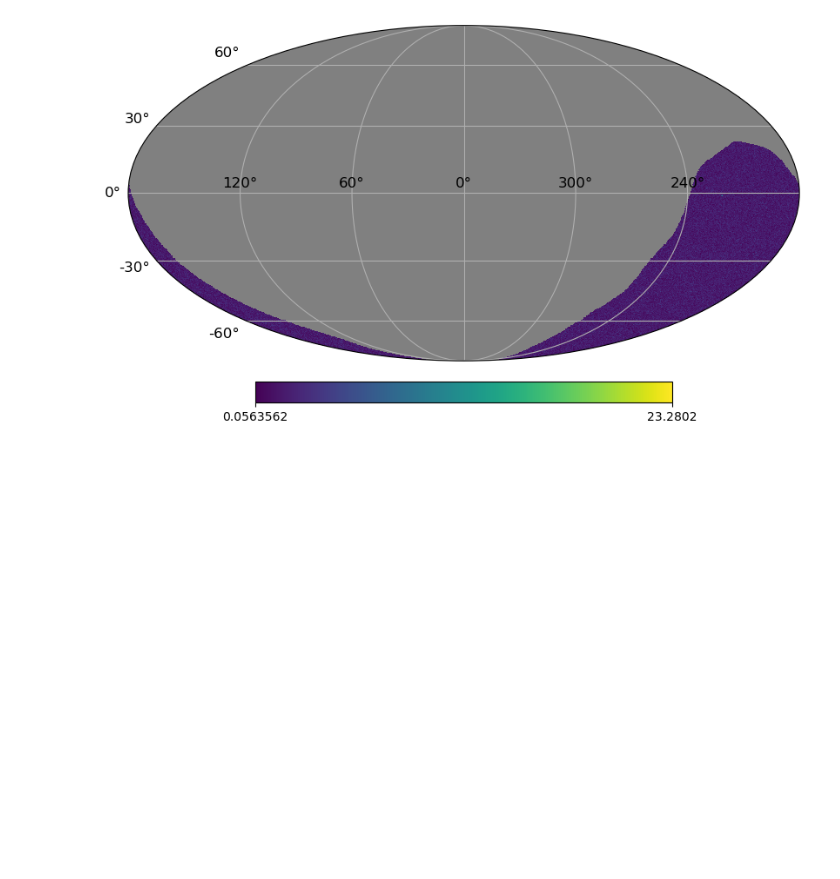
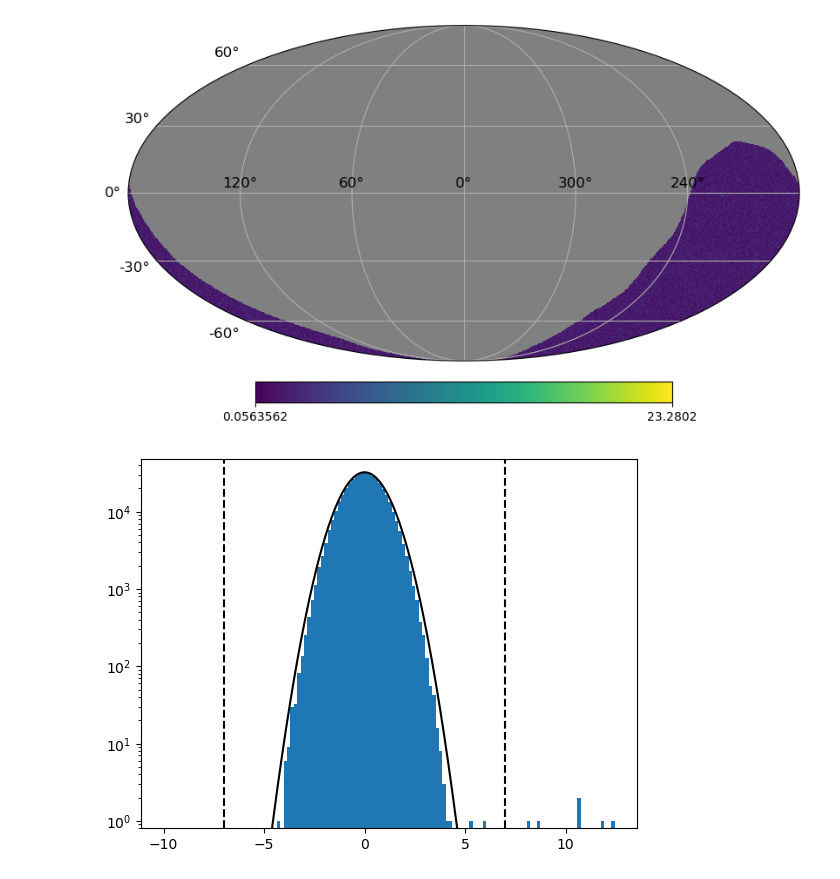
Before and after one commit to parsotat/BatAnalysis, a Jupyter notebook: notebooks/example_image_search_pipeline.ipynb, the cells around one changed output. Drawn from its saved outputs; the diff is of its cells as text; code cells hidden in the pictures; blank space fills up the shorter version.

Commit message:
Added plot of SNR histogram for comparing statistics.

```diff
--- a/notebooks/example_image_search_pipeline.ipynb
+++ b/notebooks/example_image_search_pipeline.ipynb
@@ -365,3 +365,19 @@ mosaic_skyview.snr_img.plot(coordsys="icrs")
 [figure]
 [figure]
 [figure]
+# %%
+val, bins, _ =plt.hist(mosaic_skyview.snr_img.slice[dict(ENERGY=0)].project("HPX").contents, bins=100)
+
+g = Gaussian1D(amplitude=val.max(), stddev=1)
+x = np.arange(-10, 10, .01)
+plt.plot(x, g(x), 'k-', label="$\sigma=1$")
+plt.yscale("log")
+plt.ylim([0.8,1.5*val.max()])
+
+
+plt.axvline(-7, color='k', ls='--')
+plt.axvline(7, color='k', ls='--')
+
+plt.yscale("log")
+# %% [output]
+[figure, added]
```
